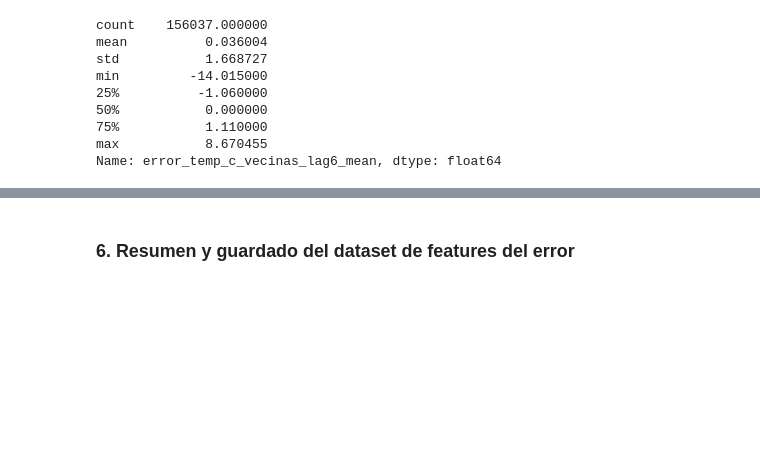
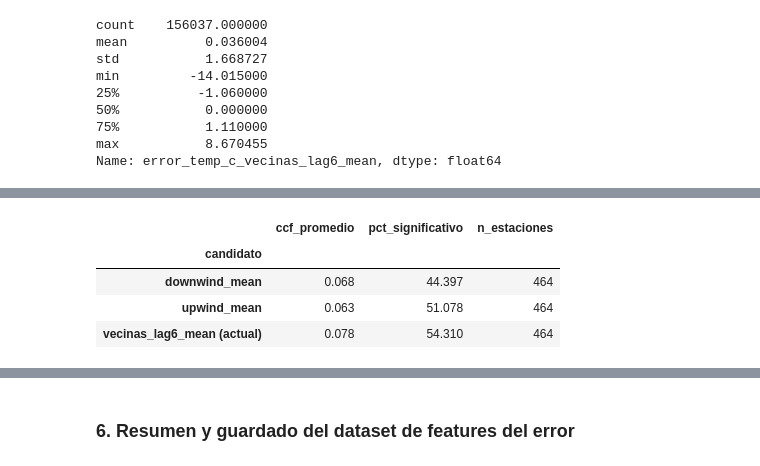
Before and after one commit to franconieto3/TPI_Taller_analisis_de_datos, a Jupyter notebook: TP3/notebooks/3_analisis_temporal.ipynb, the cells around one changed output, grey strips where cells are left out. Cells and saved outputs as stored; diff of their text form; code cells hidden in the pictures; blank space fills up the shorter version.

```diff
--- a/TP3/notebooks/3_analisis_temporal.ipynb
+++ b/TP3/notebooks/3_analisis_temporal.ipynb
@@ -1243,0 +1258,19 @@ Name: error_temp_c_vecinas_lag6_mean, dtype: float64
+# %%
+def bearing_sin_cos(lat1, lon1, lat2, lon2):
+    """Sin y cos del rumbo (bearing) inicial de (lat1,lon1) hacia (lat2,lon2), geodésico esférico."""
+    phi1, phi2 = np.radians(lat1), np.radians(lat2)
+    dlon = np.radians(lon2 - lon1)
+    x = np.sin(dlon) * np.cos(phi2)
+    y = np.cos(phi1) * np.sin(phi2) - np.sin(phi1) * np.cos(phi2) * np.cos(dlon)
+    norma = np.hypot(x, y)
+    return x / norma, y / norma  # sin(bearing), cos(bearing)
+
+
+bearing_vecinas = {}
+for e, vecinas_e in vecinas_error.items():
+    lat_e, lon_e = coords_error.loc[e, 'latitud'], coords_error.loc[e, 'longitud']
+    for v in vecinas_e:
+        lat_v, lon_v = coords_error.loc[v, 'latitud'], coords_error.loc[v, 'longitud']
+        bearing_vecinas[(e, v)] = bearing_sin_cos(lat_e, lon_e, lat_v, lon_v)
+
+print(f'Bearing geodésico calculado para {len(bearing_vecinas)} pares estación-vecina.')
@@ -1243,0 +1335,29 @@ Name: error_temp_c_vecinas_lag6_mean, dtype: float64
+# %%
+candidatos_direccionales = {
+    'downwind_mean': col_downwind,
+    'upwind_mean': col_upwind,
+    'vecinas_lag6_mean (actual)': col_mean,
+}
+
+filas_gate = []
+for sid, g in panel_error.groupby('station_id'):
+    g = g.sort_values('target_hour_utc')
+    for nombre, col in candidatos_direccionales.items():
+        r, n = ccf_lag(g[col], g['error_temp_c'], lag=0)
+        if np.isnan(r):
+            continue
+        umbral_sig = 1.96 / np.sqrt(n)
+        filas_gate.append({'station_id': sid, 'candidato': nombre, 'ccf': r, 'n': n, 'significativo': abs(r) > umbral_sig})
+
+tabla_gate = pd.DataFrame(filas_gate)
+resumen_gate = (tabla_gate.groupby('candidato')
+                .agg(ccf_promedio=('ccf', 'mean'), pct_significativo=('significativo', lambda s: 100 * s.mean()),
+                     n_estaciones=('station_id', 'nunique'))
+                .round(3))
+resumen_gate
+# %% [output]
+|  | ccf_promedio | pct_significativo | n_estaciones |
+| candidato |  |  |  |
+| downwind_mean | 0.068 | 44.397 | 464 |
+| upwind_mean | 0.063 | 51.078 | 464 |
+| vecinas_lag6_mean (actual) | 0.078 | 54.310 | 464 |
```
Also changed, not shown: parts of 9 cells of this notebook.
